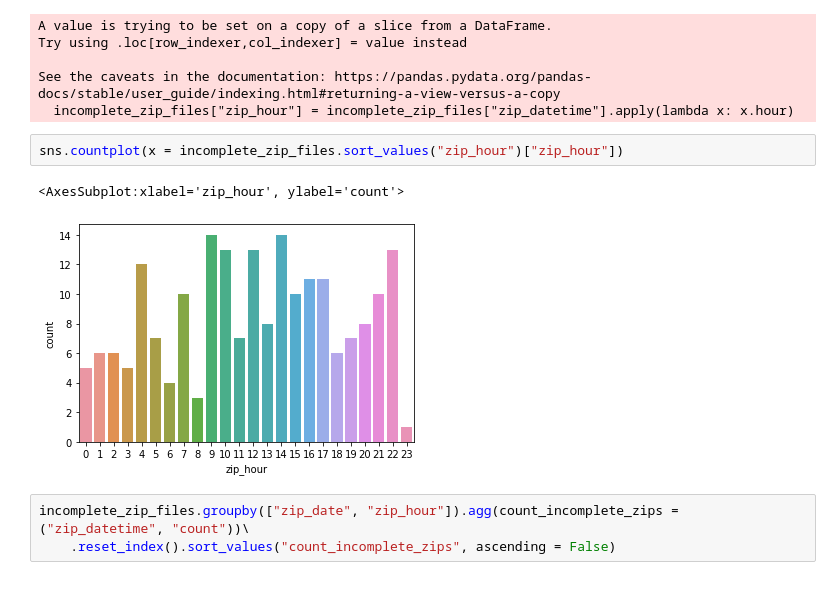
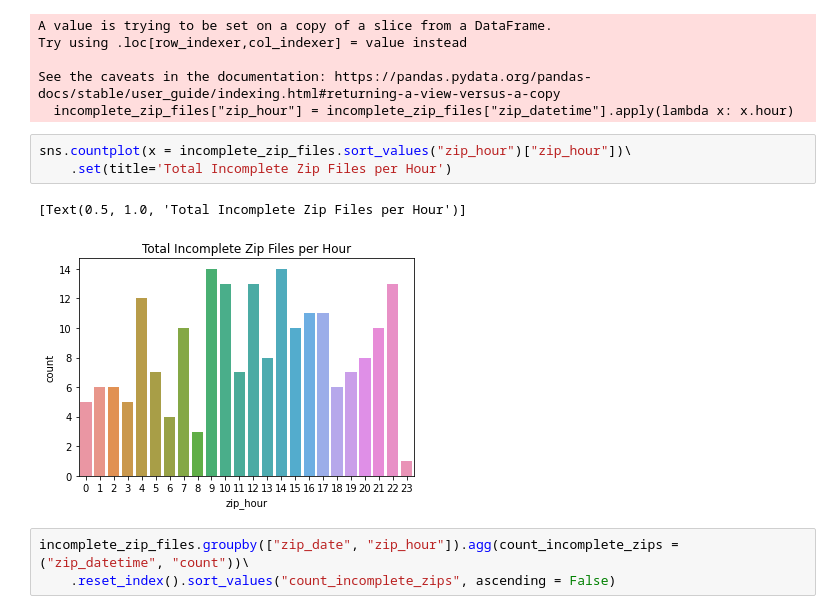
Before and after one commit to ReverseCache/dsa3101-2210-09-lta, a Jupyter notebook: model/eda.ipynb, the cells around one changed output. Cells and saved outputs as stored; diff of their text form.

```diff
--- a/model/eda.ipynb
+++ b/model/eda.ipynb
@@ -190,10 +194,11 @@ Try using .loc[row_indexer,col_indexer] = value instead
 See the caveats in the documentation: https://pandas.pydata.org/pandas-docs/stable/user_guide/indexing.html#returning-a-view-versus-a-copy
   incomplete_zip_files["zip_hour"] = incomplete_zip_files["zip_datetime"].apply(lambda x: x.hour)
 # %%
-sns.countplot(x = incomplete_zip_files.sort_values("zip_hour")["zip_hour"])
+sns.countplot(x = incomplete_zip_files.sort_values("zip_hour")["zip_hour"])\
+    .set(title='Total Incomplete Zip Files per Hour')
 # %% [output]
-<AxesSubplot:xlabel='zip_hour', ylabel='count'>
+[Text(0.5, 1.0, 'Total Incomplete Zip Files per Hour')]
-[figure, old version]
+[figure, new version]
 # %%
 incomplete_zip_files.groupby(["zip_date", "zip_hour"]).agg(count_incomplete_zips = ("zip_datetime", "count"))\
     .reset_index().sort_values("count_incomplete_zips", ascending = False)
```
Also changed, not shown: parts of 5 cells of this notebook.
